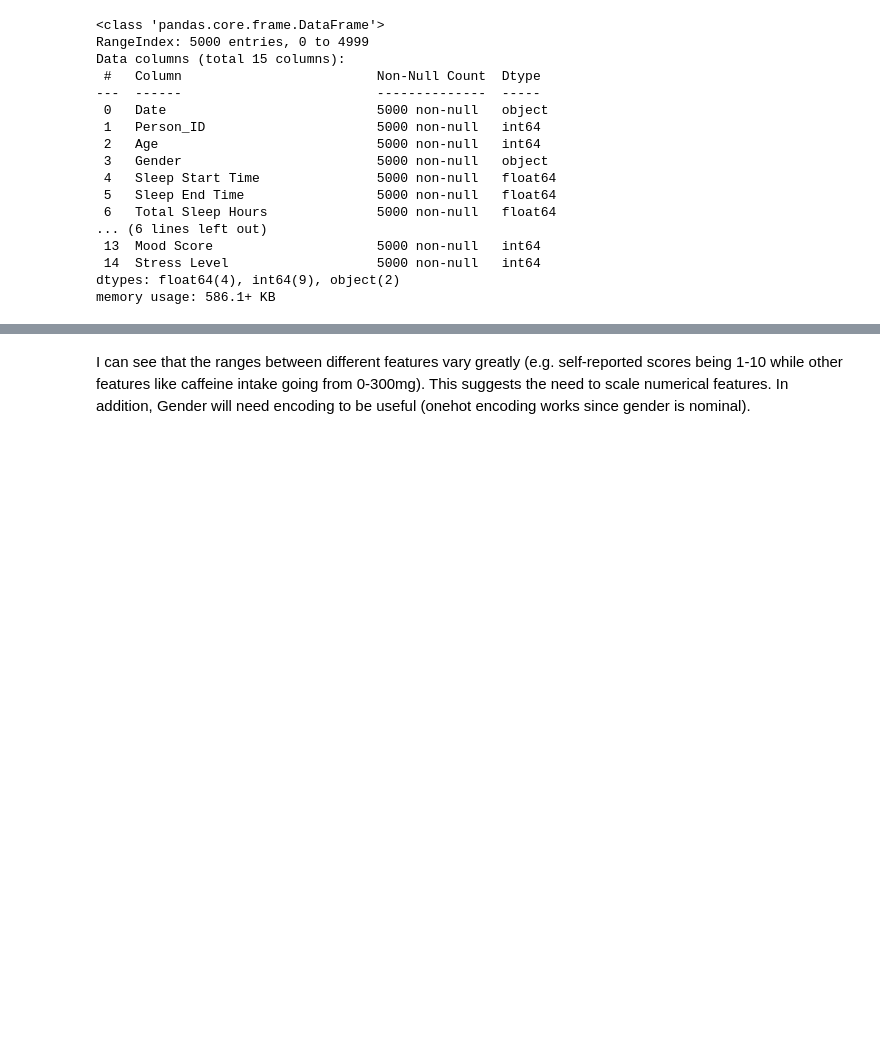
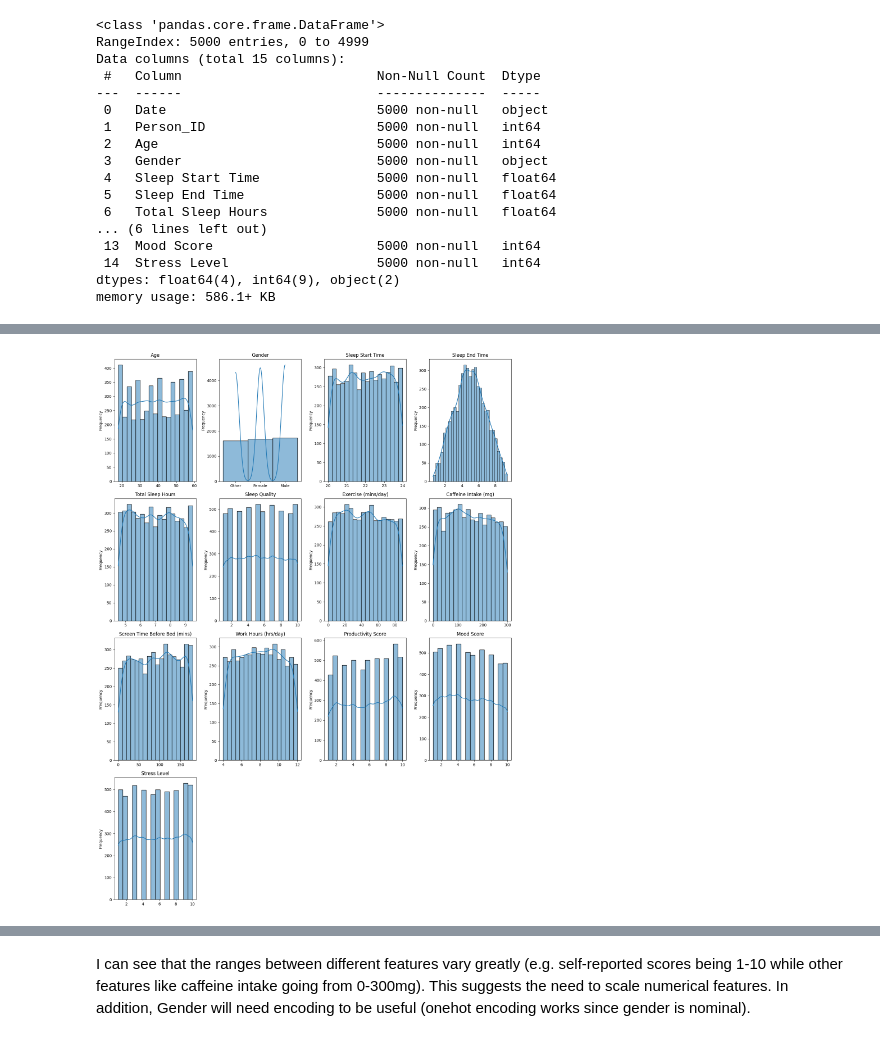
Before and after one commit to malikmahdivika/BMEN415-ML, a Jupyter notebook: Malik_models/Regression_MLR_Malik.ipynb, the cells around one changed output, grey strips where cells are left out. Cells and saved outputs as stored; diff of their text form; code cells hidden in the pictures; blank space fills up the shorter version.

```diff
--- a/Malik_models/Regression_MLR_Malik.ipynb
+++ b/Malik_models/Regression_MLR_Malik.ipynb
@@ -61,0 +93,17 @@ memory usage: 586.1+ KB
+# %%
+import math
+
+# plot distribution of each feature
+num_features = len(sleepcycle_dataframe.columns)
+num_rows = math.ceil(num_features / 4)  # Adjust rows dynamically
+plt.figure(figsize=(15, 5 * num_rows))
+for i, col in enumerate(sleepcycle_dataframe.columns):
+    plt.subplot(num_rows, 4, i + 1)
+    sns.histplot(sleepcycle_dataframe[col], kde=True)
+    plt.title(col)
+    plt.xlabel('')
+    plt.ylabel('Frequency')
+plt.tight_layout()
+plt.show()
+# %% [output]
+[figure, added]
```
Also changed, not shown: parts of 7 cells of this notebook.
